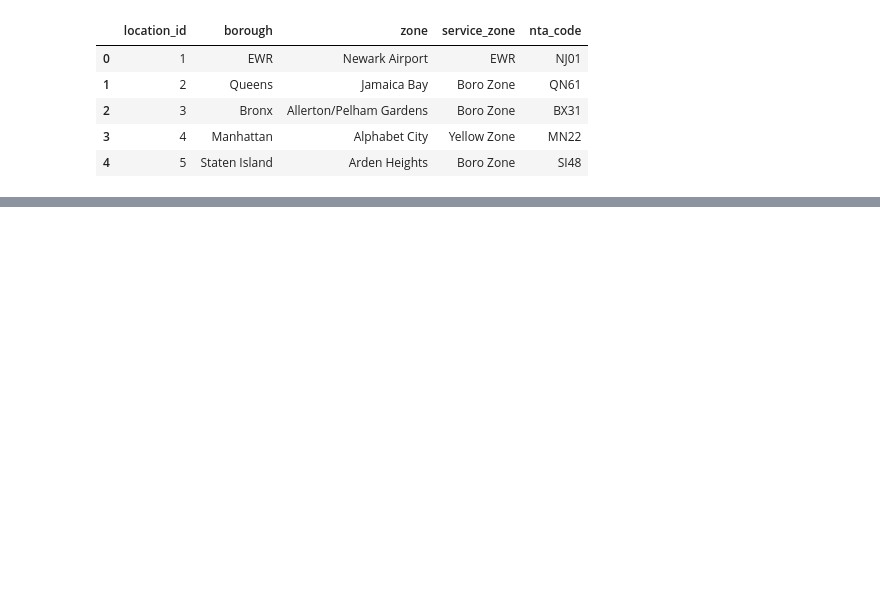
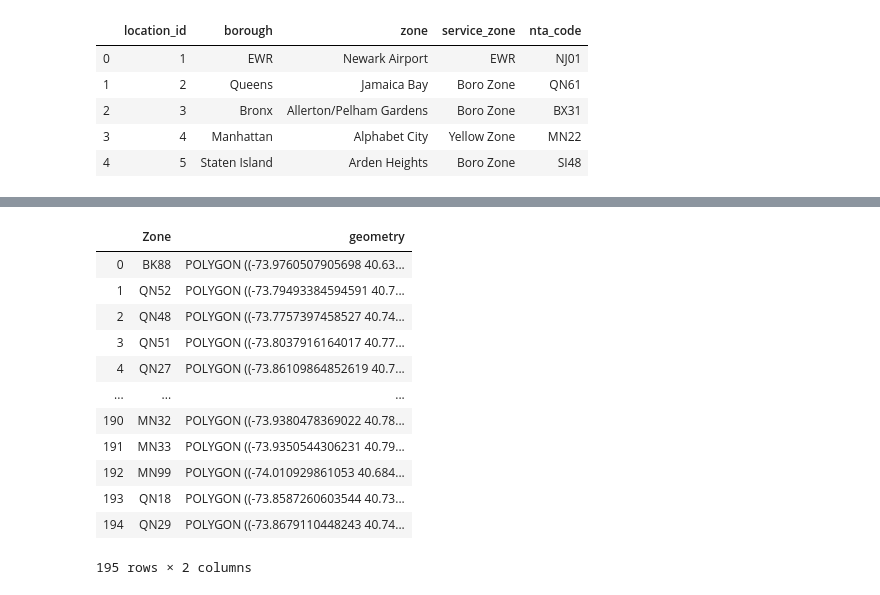
Before and after one commit to ingkilo/Bogota_2_Journal, a Jupyter notebook: Datathon/EDA Notebooks/Zones - Geography Join.ipynb, the cells around one changed output, grey strips where cells are left out. Cells and saved outputs as stored; diff of their text form; code cells hidden in the pictures; blank space fills up the shorter version.

```diff
--- a/Datathon/EDA Notebooks/Zones - Geography Join.ipynb
+++ b/Datathon/EDA Notebooks/Zones - Geography Join.ipynb
@@ -47,0 +70,16 @@ cols = ["Lat"+x]
+# %%
+df
+# %% [output]
+|  | Zone | geometry |
+| 0 | BK88 | POLYGON ((-73.9760507905698 40.63... |
+| 1 | QN52 | POLYGON ((-73.79493384594591 40.7... |
+| 2 | QN48 | POLYGON ((-73.7757397458527 40.74... |
+| 3 | QN51 | POLYGON ((-73.8037916164017 40.77... |
+| 4 | QN27 | POLYGON ((-73.86109864852619 40.7... |
+| ... | ... | ... |
+| 190 | MN32 | POLYGON ((-73.9380478369022 40.78... |
+| 191 | MN33 | POLYGON ((-73.9350544306231 40.79... |
+| 192 | MN99 | POLYGON ((-74.010929861053 40.684... |
+| 193 | QN18 | POLYGON ((-73.8587260603544 40.73... |
+| 194 | QN29 | POLYGON ((-73.8679110448243 40.74... |
+195 rows × 2 columns
```
Also changed, not shown: parts of 17 cells of this notebook.
